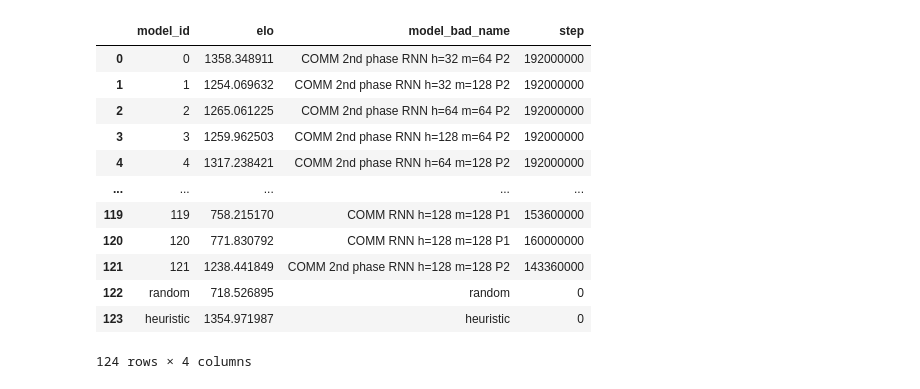
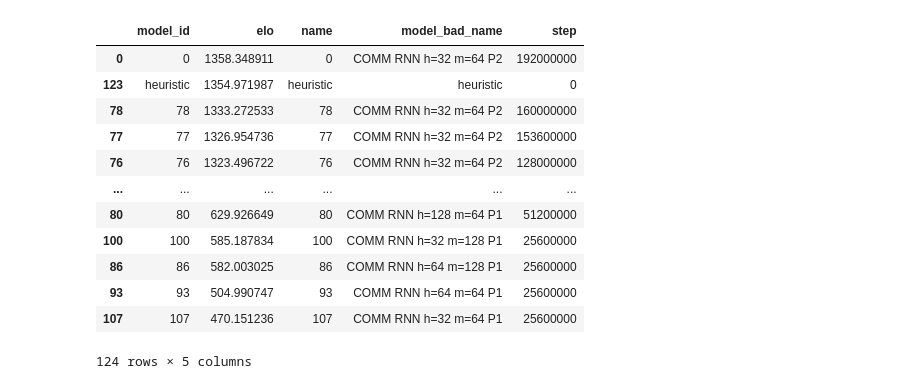
Before and after one commit to giorgiopiatti/FORL-project, a Jupyter notebook: ELO_tournament/ELO_com.ipynb, the cells around one changed output. Cells and saved outputs as stored; diff of their text form; code cells hidden in the pictures.

```diff
--- a/ELO_tournament/ELO_com.ipynb
+++ b/ELO_tournament/ELO_com.ipynb
@@ -58,20 +74,21 @@ for _ in range(20):
     elos = elos_tmp
 # %%
 elos_named = pd.merge(elos, df.drop(['model_good_id', 'model_good_name', 'model_good_step', 'reward_bad', 'reward_good'], axis=1).drop_duplicates(), left_on='model_id', right_on='model_bad_id', suffixes=('_elo', '_df'), how='inner')
-elos_named.drop(['model_bad_id'], axis=1, inplace=True)
 elos_named.rename(columns={"model_bad_id": "name", "model_bad_step": "step"}, inplace=True)
+elos_named['model_bad_name'] = elos_named['model_bad_name'].apply(lambda x: x.replace('2nd phase ', ''))
+elos_named = elos_named.sort_values(by=['elo'], ascending=False)
 elos_named
 # %% [output]
-|  | model_id | elo | model_bad_name | step |
-| 0 | 0 | 1358.348911 | COMM 2nd phase RNN h=32 m=64 P2 | 192000000 |
-| 1 | 1 | 1254.069632 | COMM 2nd phase RNN h=32 m=128 P2 | 192000000 |
-| 2 | 2 | 1265.061225 | COMM 2nd phase RNN h=64 m=64 P2 | 192000000 |
-| 3 | 3 | 1259.962503 | COMM 2nd phase RNN h=128 m=64 P2 | 192000000 |
-| 4 | 4 | 1317.238421 | COMM 2nd phase RNN h=64 m=128 P2 | 192000000 |
-| ... | ... | ... | ... | ... |
-| 119 | 119 | 758.215170 | COMM RNN h=128 m=128 P1 | 153600000 |
-| 120 | 120 | 771.830792 | COMM RNN h=128 m=128 P1 | 160000000 |
-| 121 | 121 | 1238.441849 | COMM 2nd phase RNN h=128 m=128 P2 | 143360000 |
-| 122 | random | 718.526895 | random | 0 |
-| 123 | heuristic | 1354.971987 | heuristic | 0 |
+|  | model_id | elo | name | model_bad_name | step |
+| 0 | 0 | 1358.348911 | 0 | COMM RNN h=32 m=64 P2 | 192000000 |
+| 123 | heuristic | 1354.971987 | heuristic | heuristic | 0 |
+| 78 | 78 | 1333.272533 | 78 | COMM RNN h=32 m=64 P2 | 160000000 |
+| 77 | 77 | 1326.954736 | 77 | COMM RNN h=32 m=64 P2 | 153600000 |
+| 76 | 76 | 1323.496722 | 76 | COMM RNN h=32 m=64 P2 | 128000000 |
+| ... | ... | ... | ... | ... | ... |
+| 80 | 80 | 629.926649 | 80 | COMM RNN h=128 m=64 P1 | 51200000 |
+| 100 | 100 | 585.187834 | 100 | COMM RNN h=32 m=128 P1 | 25600000 |
+| 86 | 86 | 582.003025 | 86 | COMM RNN h=64 m=128 P1 | 25600000 |
+| 93 | 93 | 504.990747 | 93 | COMM RNN h=64 m=64 P1 | 25600000 |
+| 107 | 107 | 470.151236 | 107 | COMM RNN h=32 m=64 P1 | 25600000 |
-124 rows × 4 columns
+124 rows × 5 columns
```
Also changed, not shown: parts of 13 cells of this notebook, 49 other files.
